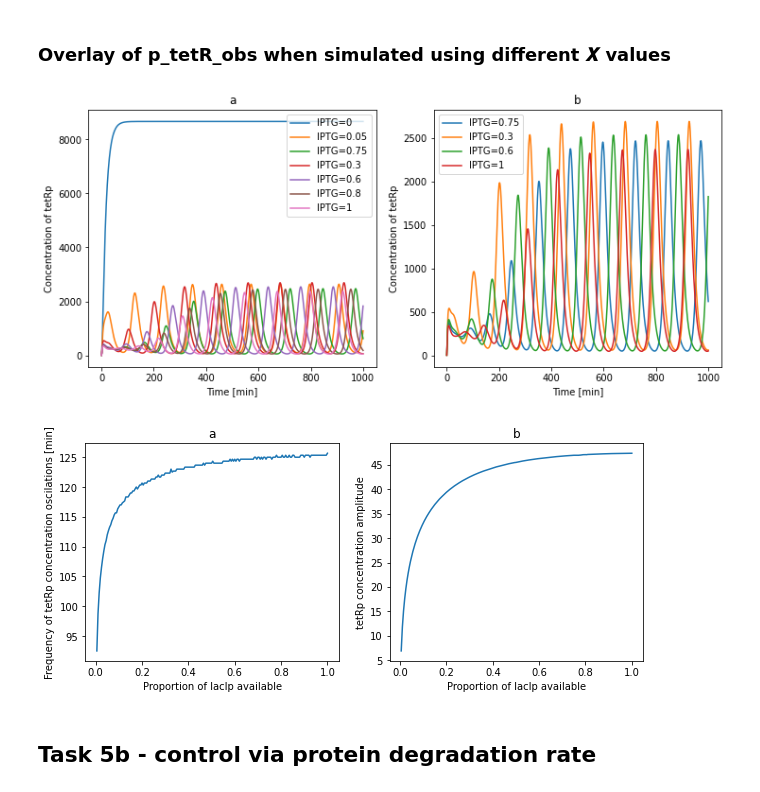
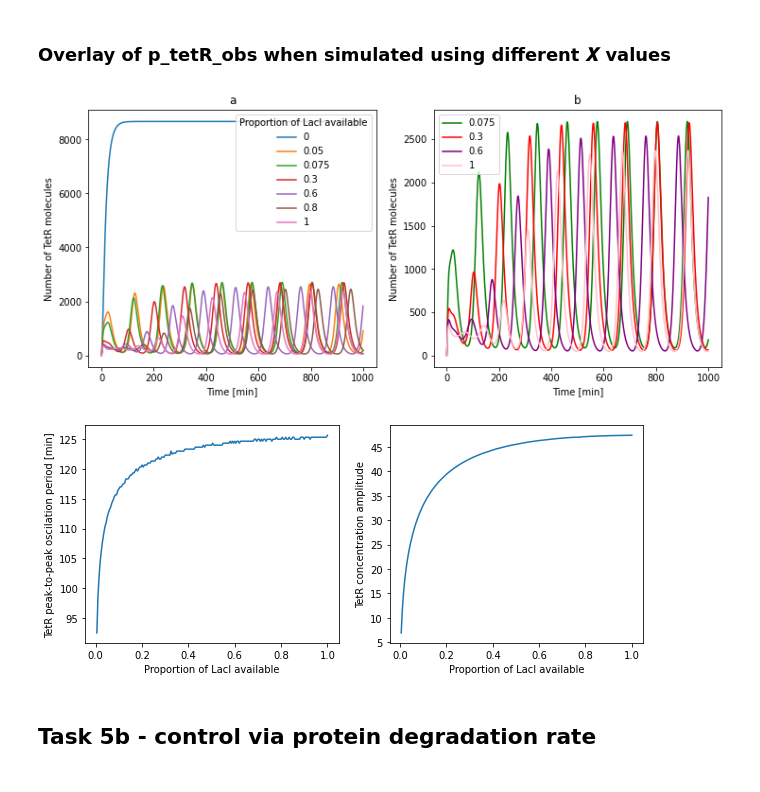
Before and after one commit to Blazmen/CELL0014-Report-2, a Jupyter notebook: suplementary_information_and_code/CELL0014 Report 2 Task 5.ipynb, the cells around one changed output. Saved outputs shown, nothing was run; the diff lists cells and outputs as text; code cells hidden in the pictures.

```diff
--- a/suplementary_information_and_code/CELL0014 Report 2 Task 5.ipynb
+++ b/suplementary_information_and_code/CELL0014 Report 2 Task 5.ipynb
@@ -59,7 +59,7 @@ p_tetR0 = 5
 p_lacI0 = 0
 p_cI0   = 0
 
-IPTG_vals = [0, 0.05, 0.75, 0.3, 0.6, 0.8, 1]
+IPTG_vals = [0, 0.05, 0.075, 0.3, 0.6, 0.8, 1]
 
 fig, ax = plt.subplots(1, 2, figsize=(12,5))
 ax1, ax2 = ax
@@ -87,9 +87,11 @@ for IPTG in IPTG_vals:
     p_lacI_obs1 = s_obs1[:,4]
     p_cI_obs1 =   s_obs1[:,5]
 
-    ax1.plot(t_obs, p_tetR_obs1, label=f"IPTG={IPTG}")
+    ax1.plot(t_obs, p_tetR_obs1, label=IPTG)
 
-IPTG_vals = [0.75, 0.3, 0.6, 1]
+IPTG_vals = [0.075, 0.3, 0.6, 1]
+cols = ["green", "red", "purple", "pink"]
+cols.reverse()
 
 for IPTG in IPTG_vals:
     params = [km, km0, kdm, kp, kdp, K, n, IPTG]
@@ -114,21 +116,21 @@ for IPTG in IPTG_vals:
     p_lacI_obs2 = s_obs2[:,4]
     p_cI_obs2 =   s_obs2[:,5]
 
-    ax2.plot(t_obs, p_tetR_obs2, label=f"IPTG={IPTG}")
+    ax2.plot(t_obs, p_tetR_obs2, color=cols.pop(), label=IPTG)
 
 ax1.set_title("a")
 ax1.set_xlabel("Time [min]")
-ax1.set_ylabel("Concentration of tetRp")
+ax1.set_ylabel("Number of TetR molecules")
 ax2.set_title("b")
 ax2.set_xlabel("Time [min]")
-ax2.set_ylabel("Concentration of tetRp")
+ax2.set_ylabel("Number of TetR molecules")
 
-ax1.legend(loc="upper right")
+ax1.legend(title="Proportion of LacI available", loc="upper right")
 ax2.legend(loc="upper left")
 
 # plt.savefig("Task5_figure1.png")
 # %% [output]
-[figure, old version]
+[figure, new version]
 # %%
 # The peak_finder function that identifies the peaks in a sequence of observations
 # it returns a list of identified maxima, with each item in the list
@@ -225,20 +227,18 @@ for IPTG in IPTG_vals:
 # %%
 fig, ax = plt.subplots(1,2, figsize=(10,4))
 ax1, ax2 = ax
 
-ax1.set_title("a")
 ax1.plot(IPTG_vals, freq_vals)
-ax1.set_xlabel("Proportion of lacIp available")
-ax1.set_ylabel("Frequency of tetRp concentration oscilations [min]")
+ax1.set_xlabel("Proportion of LacI available")
+ax1.set_ylabel("TetR peak-to-peak oscilation period [min]")
 
-ax2.set_title("b")
 ax2.plot(IPTG_vals, np.array(p_tetR_max_vals)/np.array(p_tetR_min_vals))
-ax2.set_xlabel("Proportion of lacIp available")
-ax2.set_ylabel("tetRp concentration amplitude")
+ax2.set_xlabel("Proportion of LacI available")
+ax2.set_ylabel("TetR concentration amplitude")
 
 # plt.savefig("Task5_figure2.png")
 # %% [output]
-[figure, old version]
+[figure, new version]
 # %% [markdown]
 ## Task 5b - control via protein degradation rate
 # %%
```
Also changed, not shown: parts of 2 cells of this notebook, 9 other files.
